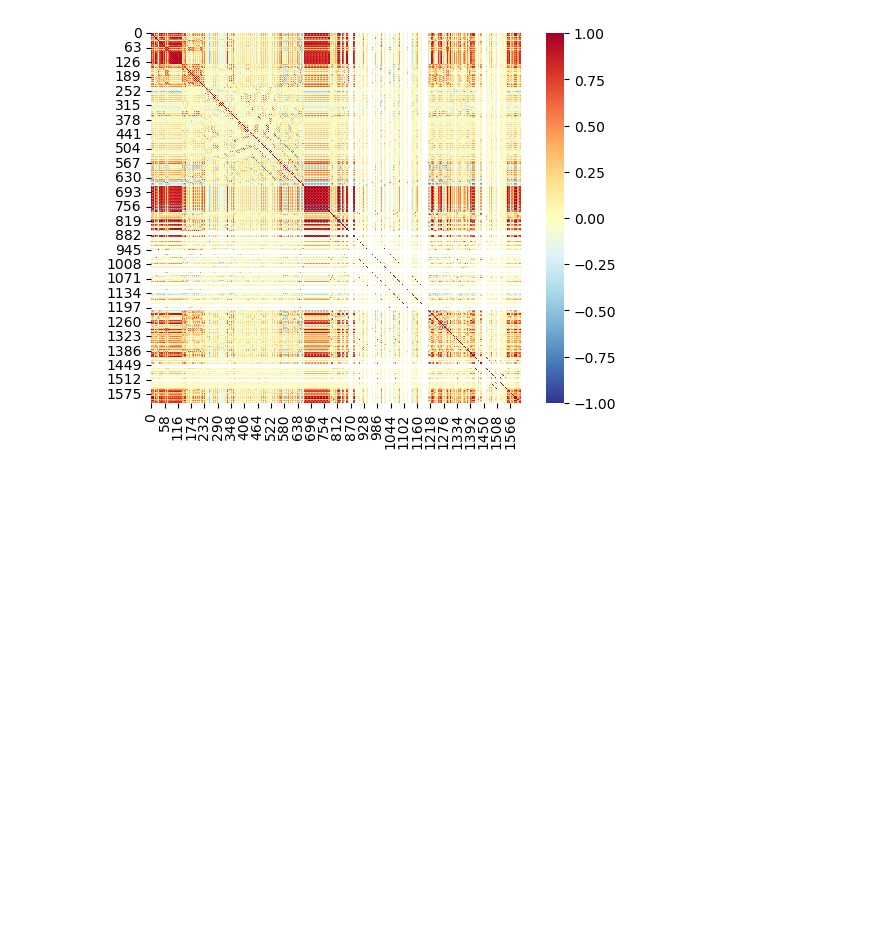
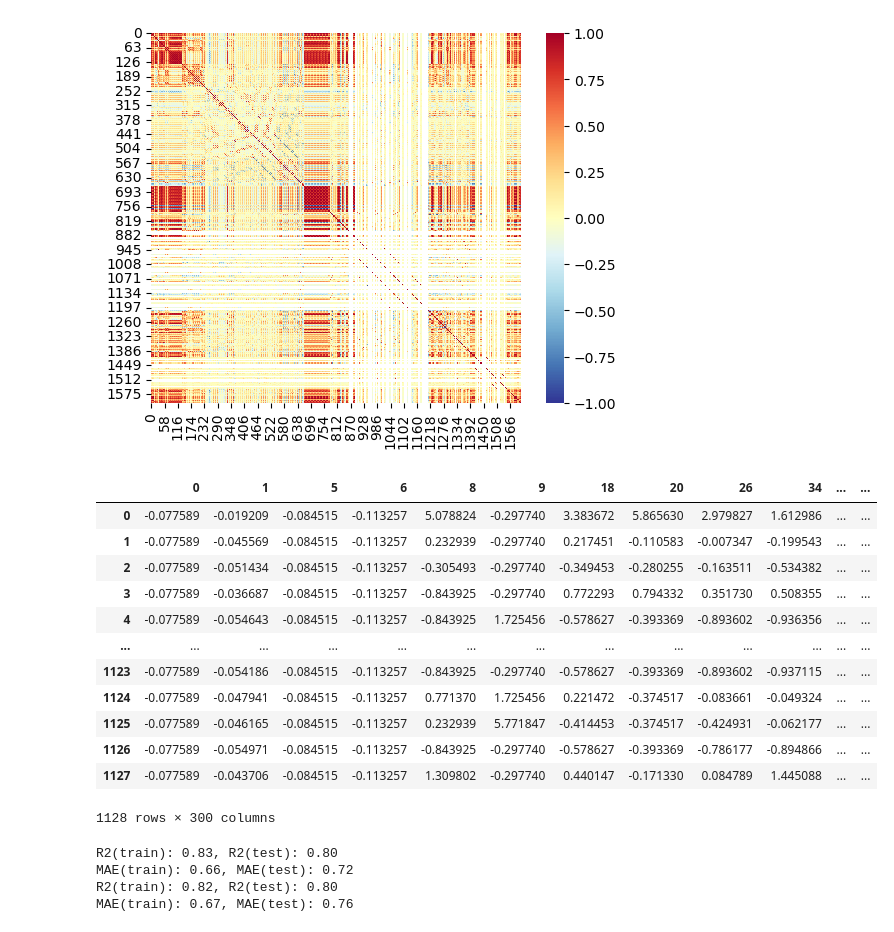
Before and after one commit to hodakamori/ml-tutorial, a Jupyter notebook: 008_remove_multi_colinearlity/remove_multi_colinearlity.ipynb, the cells around one changed output. Cells and saved outputs as stored; diff of their text form; code cells hidden in the pictures; blank space fills up the shorter version.

```diff
--- a/008_remove_multi_colinearlity/remove_multi_colinearlity.ipynb
+++ b/008_remove_multi_colinearlity/remove_multi_colinearlity.ipynb
@@ -40,5 +40,59 @@ plt.show()
 # %% [output]
 [figure]
 # %%
+X = X.loc[:, X.std() > 0.01]
 X_slice = X.loc[:, X.std()/X.mean() > 1]
 X_slice_std = pd.DataFrame(sc.fit_transform(X_slice))
+# %%
+import numpy as np
+import warnings
+warnings.filterwarnings("ignore", category=DeprecationWarning)
+
+def search_highly_correlated_variables(X: pd.DataFrame, thresh):
+    corr = X.corr().abs()
+
+    # 対角成分の値を0にする
+    for i in range(corr.shape[0]):
+        corr.iloc[i, i] = 0
+
+    highly_correlated_variable_numbers = []
+
+    for i in range(corr.shape[0]):
+        r_max = corr.max() # 列方向の最大値を取る
+        r_max_max = r_max.max() # 各列の最大値をとる→行列の中で一番大きい相関係数がわかる
+
+        if r_max_max >= thresh:
+            variable_number_1 = np.where(r_max == r_max_max)[0][0] # rmax_maxである一番小さいインデックスを取得
+            variable_number_2 = np.where(corr.iloc[:, variable_number_1] == r_max_max)[0][0]
+            r_sum_1 = corr.iloc[:, variable_number_1].sum()
+            r_sum_2 = corr.iloc[:, variable_number_2].sum()
+            if r_sum_1 >= r_sum_2:
+                delete_x_number = variable_number_1
+            else:
+                delete_x_number = variable_number_2
+            highly_correlated_variable_numbers.append(delete_x_number)
+            corr.iloc[:, delete_x_number] = 0
+            corr.iloc[delete_x_number, :] = 0
+        else:
+            break
+
+    return highly_correlated_variable_numbers
+# %%
+to_drop = search_highly_correlated_variables(X_slice_std, thresh=0.9)
+# %%
+X_selected_by_corr = X_slice_std.drop(X_slice_std.columns[to_drop], axis=1)
+X_selected_by_corr
+# %% [output]
+|  | 0 | 1 | 5 | 6 | 8 | 9 | 18 | 20 | 26 | 34 | ... | ... |
+| 0 | -0.077589 | -0.019209 | -0.084515 | -0.113257 | 5.078824 | -0.297740 | 3.383672 | 5.865630 | 2.979827 | 1.612986 | ... | ... |
+| 1 | -0.077589 | -0.045569 | -0.084515 | -0.113257 | 0.232939 | -0.297740 | 0.217451 | -0.110583 | -0.007347 | -0.199543 | ... | ... |
+| 2 | -0.077589 | -0.051434 | -0.084515 | -0.113257 | -0.305493 | -0.297740 | -0.349453 | -0.280255 | -0.163511 | -0.534382 | ... | ... |
+| 3 | -0.077589 | -0.036687 | -0.084515 | -0.113257 | -0.843925 | -0.297740 | 0.772293 | 0.794332 | 0.351730 | 0.508355 | ... | ... |
+| 4 | -0.077589 | -0.054643 | -0.084515 | -0.113257 | -0.843925 | 1.725456 | -0.578627 | -0.393369 | -0.893602 | -0.936356 | ... | ... |
+| ... | ... | ... | ... | ... | ... | ... | ... | ... | ... | ... | ... | ... |
+| 1123 | -0.077589 | -0.054186 | -0.084515 | -0.113257 | -0.843925 | -0.297740 | -0.578627 | -0.393369 | -0.893602 | -0.937115 | ... | ... |
+| 1124 | -0.077589 | -0.047941 | -0.084515 | -0.113257 | 0.771370 | 1.725456 | 0.221472 | -0.374517 | -0.083661 | -0.049324 | ... | ... |
+| 1125 | -0.077589 | -0.046165 | -0.084515 | -0.113257 | 0.232939 | 5.771847 | -0.414453 | -0.374517 | -0.424931 | -0.062177 | ... | ... |
+| 1126 | -0.077589 | -0.054971 | -0.084515 | -0.113257 | -0.843925 | -0.297740 | -0.578627 | -0.393369 | -0.786177 | -0.894866 | ... | ... |
+| 1127 | -0.077589 | -0.043706 | -0.084515 | -0.113257 | 1.309802 | -0.297740 | 0.440147 | -0.171330 | 0.084789 | 1.445088 | ... | ... |
+1128 rows × 300 columns
@@ -45,3 +121,11 @@ X_slice_std = pd.DataFrame(sc.fit_transform(X_slice))
+# %%
+y_train, y_train_pred, y_test, y_test_pred = train_and_eval(X_slice_std, y)
+y_train, y_train_pred, y_test, y_test_pred = train_and_eval(X_selected_by_corr, y)
+# %% [output]
+R2(train): 0.83, R2(test): 0.80
+MAE(train): 0.66, MAE(test): 0.72
+R2(train): 0.82, R2(test): 0.80
+MAE(train): 0.67, MAE(test): 0.76
 # %%
 from sklearn.base import BaseEstimator, TransformerMixin
 from sklearn.impute import SimpleImputer
```
Also changed, not shown: parts of 3 cells of this notebook, 1 other file.
